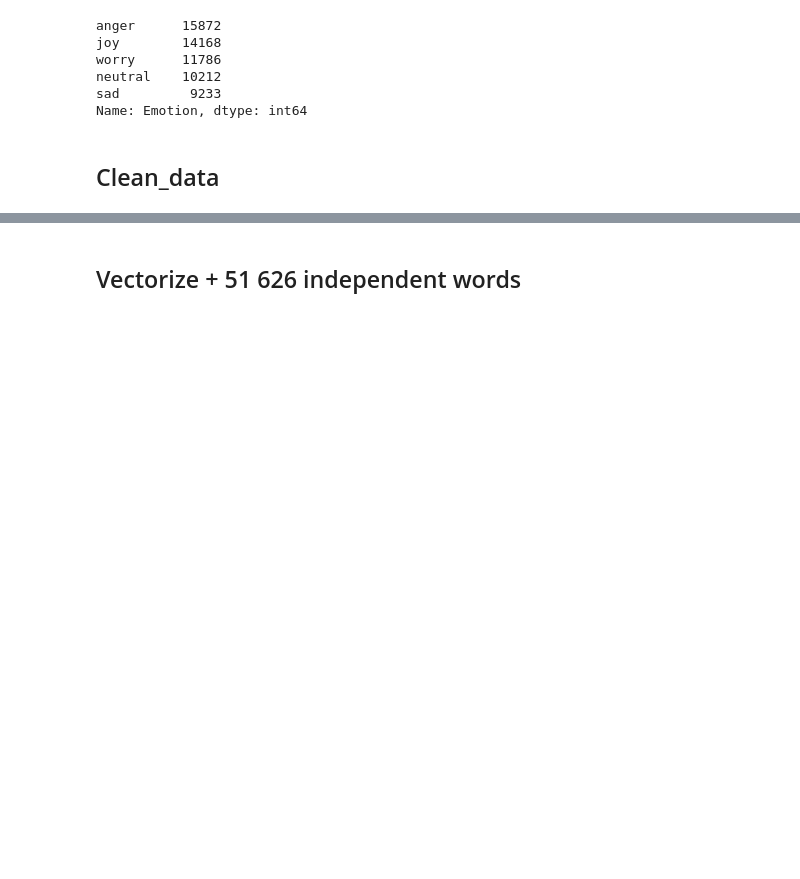
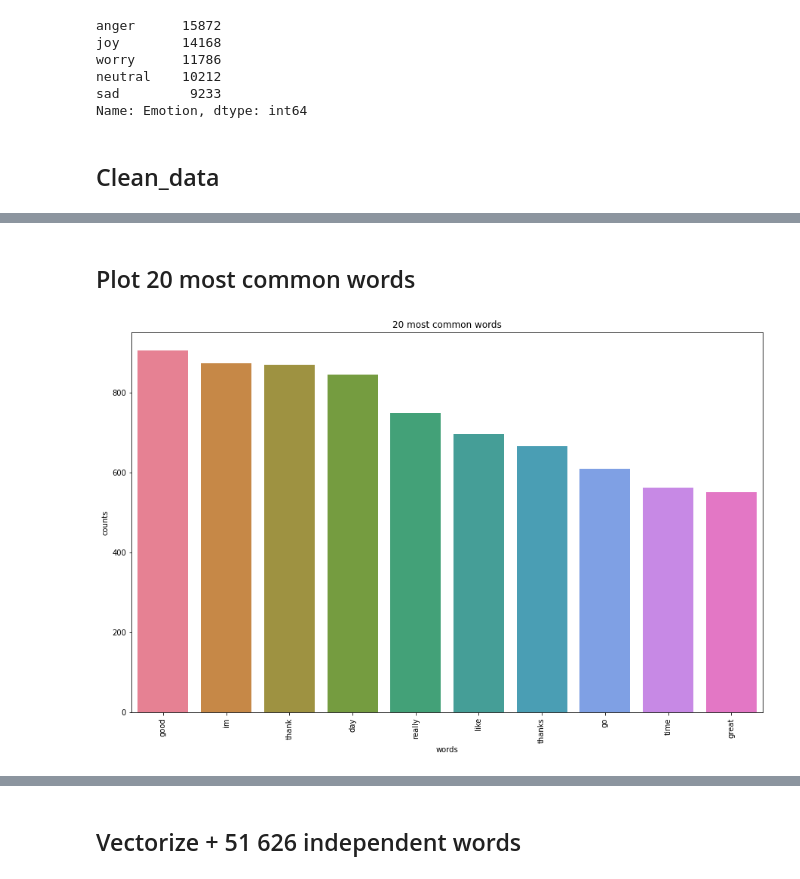
Before and after one commit to alanying/london-emotions, a Jupyter notebook: notebook/Aude_n2.ipynb, the cells around one changed output, grey strips where cells are left out. Drawn from its saved outputs; the diff is of its cells as text; code cells hidden in the pictures; blank space fills up the shorter version.

```diff
--- a/notebook/Aude_n2.ipynb
+++ b/notebook/Aude_n2.ipynb
@@ -110,0 +123,8 @@ clean_data(emo_df)
+# %%
+from sklearn.feature_extraction.text import TfidfVectorizer
+
+tfidf_wthout_stopwords = TfidfVectorizer()
+
+X_without_stopwords = tfidf_wthout_stopwords.fit_transform(emo_df.clean_text)
+
+X_without_stopwords.toarray()
@@ -110,0 +162,29 @@ clean_data(emo_df)
+# %% [markdown]
+## Plot 20 most common words
+# %%
+
+def plot_20_most_common_words(count_data):
+    import matplotlib.pyplot as plt
+    words = tfidf_wthout_stopwords.get_feature_names()
+    total_counts = np.zeros(len(words))
+    for t in count_data:
+        total_counts+=t.toarray()[0]
+
+    count_dict = (zip(words, total_counts))
+    count_dict = sorted(count_dict, key=lambda x:x[1], reverse=True)[0:10]
+    words = [w[0] for w in count_dict]
+    counts = [w[1] for w in count_dict]
+    x_pos = np.arange(len(words))
+
+    plt.figure(2, figsize=(15, 15/1.6180))
+    plt.subplot(title='20 most common words')
+    sns.set_context("notebook", font_scale=1.25, rc={"lines.linewidth": 2.5})
+    sns.barplot(x_pos, counts, palette='husl')
+    plt.xticks(x_pos, words, rotation=90)
+    plt.xlabel('words')
+    plt.ylabel('counts')
+    plt.show()
+# %%
+plot_20_most_common_words(X_without_stopwords)
+# %% [output]
+[figure, added]
```
Also changed, not shown: parts of 30 cells of this notebook.
